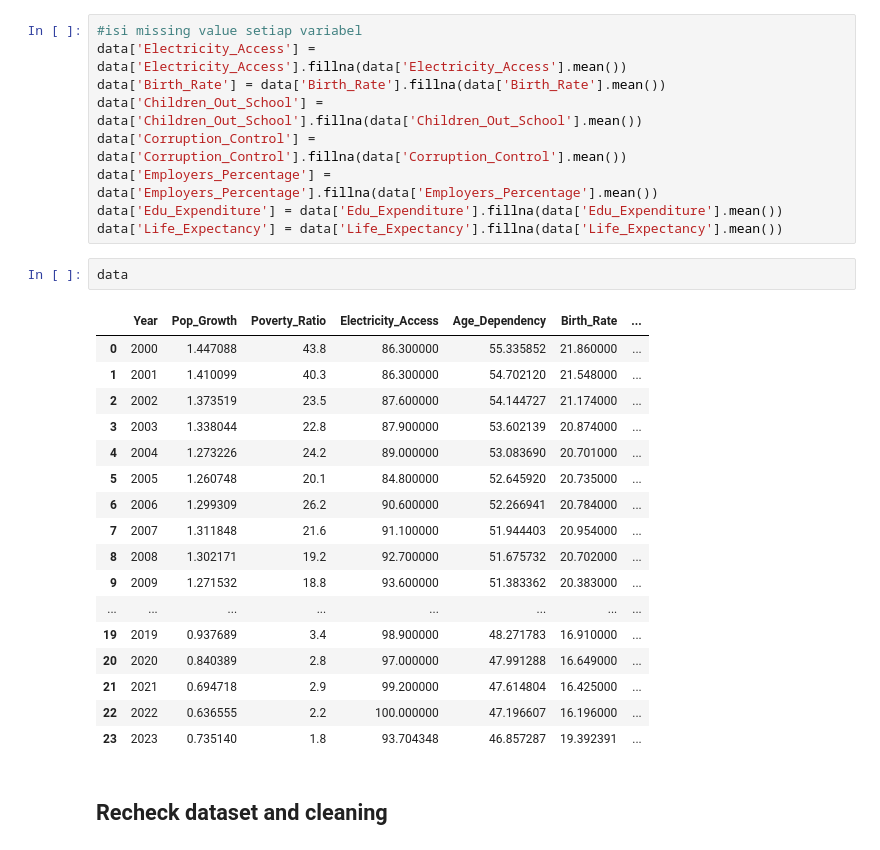
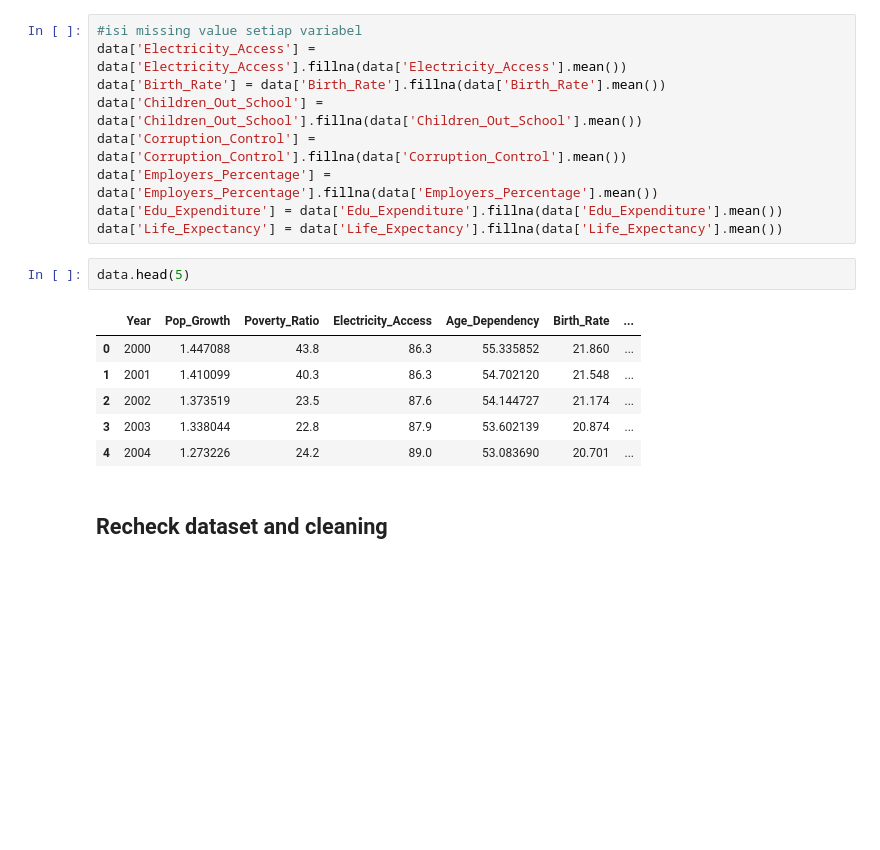
Before and after one commit to Najmaakmalina/Ekonometrika, a Jupyter notebook: Ekonomterika fix.ipynb, the cells around one changed output. Saved outputs shown, nothing was run; the diff lists cells and outputs as text; blank space fills up the shorter version.

```diff
--- a/Ekonomterika fix.ipynb
+++ b/Ekonomterika fix.ipynb
@@ -139,25 +139,14 @@ data['Employers_Percentage'] = data['Employers_Percentage'].fillna(data['Employe
 data['Edu_Expenditure'] = data['Edu_Expenditure'].fillna(data['Edu_Expenditure'].mean())
 data['Life_Expectancy'] = data['Life_Expectancy'].fillna(data['Life_Expectancy'].mean())
 # %%
-data
+data.head(5)
 # %% [output]
 |  | Year | Pop_Growth | Poverty_Ratio | Electricity_Access | Age_Dependency | Birth_Rate | ... |
-| 0 | 2000 | 1.447088 | 43.8 | 86.300000 | 55.335852 | 21.860000 | ... |
-| 1 | 2001 | 1.410099 | 40.3 | 86.300000 | 54.702120 | 21.548000 | ... |
-| 2 | 2002 | 1.373519 | 23.5 | 87.600000 | 54.144727 | 21.174000 | ... |
-| 3 | 2003 | 1.338044 | 22.8 | 87.900000 | 53.602139 | 20.874000 | ... |
-| 4 | 2004 | 1.273226 | 24.2 | 89.000000 | 53.083690 | 20.701000 | ... |
-| 5 | 2005 | 1.260748 | 20.1 | 84.800000 | 52.645920 | 20.735000 | ... |
-| 6 | 2006 | 1.299309 | 26.2 | 90.600000 | 52.266941 | 20.784000 | ... |
-| 7 | 2007 | 1.311848 | 21.6 | 91.100000 | 51.944403 | 20.954000 | ... |
-| 8 | 2008 | 1.302171 | 19.2 | 92.700000 | 51.675732 | 20.702000 | ... |
-| 9 | 2009 | 1.271532 | 18.8 | 93.600000 | 51.383362 | 20.383000 | ... |
-| ... | ... | ... | ... | ... | ... | ... | ... |
-| 19 | 2019 | 0.937689 | 3.4 | 98.900000 | 48.271783 | 16.910000 | ... |
-| 20 | 2020 | 0.840389 | 2.8 | 97.000000 | 47.991288 | 16.649000 | ... |
-| 21 | 2021 | 0.694718 | 2.9 | 99.200000 | 47.614804 | 16.425000 | ... |
-| 22 | 2022 | 0.636555 | 2.2 | 100.000000 | 47.196607 | 16.196000 | ... |
-| 23 | 2023 | 0.735140 | 1.8 | 93.704348 | 46.857287 | 19.392391 | ... |
+| 0 | 2000 | 1.447088 | 43.8 | 86.3 | 55.335852 | 21.860 | ... |
+| 1 | 2001 | 1.410099 | 40.3 | 86.3 | 54.702120 | 21.548 | ... |
+| 2 | 2002 | 1.373519 | 23.5 | 87.6 | 54.144727 | 21.174 | ... |
+| 3 | 2003 | 1.338044 | 22.8 | 87.9 | 53.602139 | 20.874 | ... |
+| 4 | 2004 | 1.273226 | 24.2 | 89.0 | 53.083690 | 20.701 | ... |
 # %% [markdown]
 ## Recheck dataset and cleaning
 # %%
```
Also changed, not shown: parts of 48 cells of this notebook, 1 other file.
